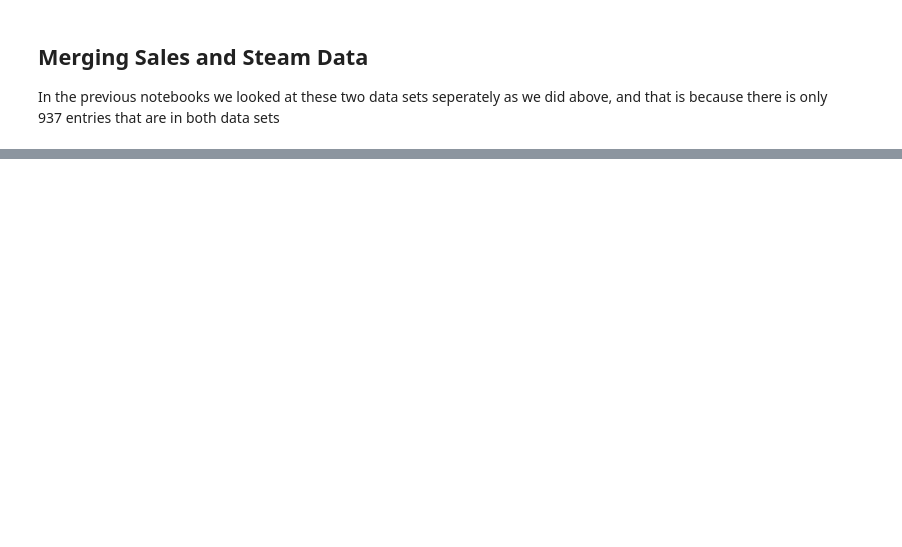
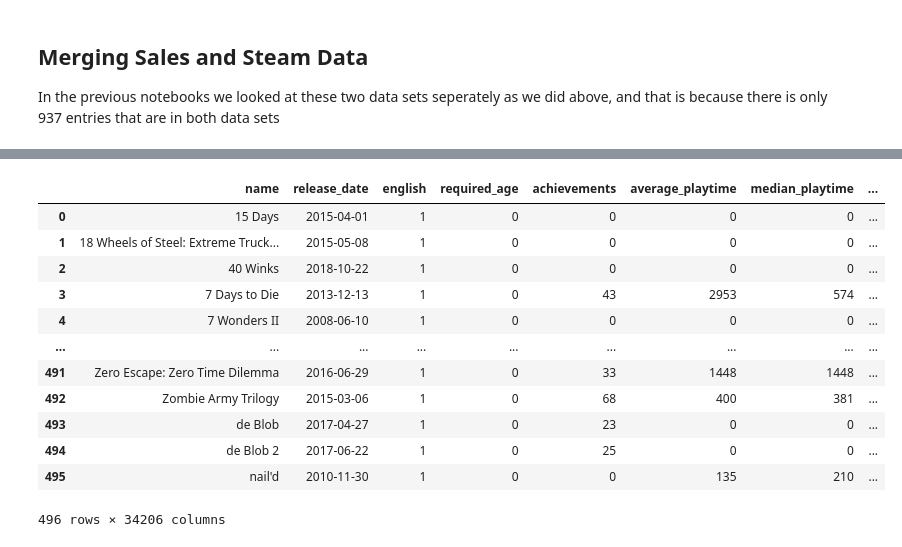
Before and after one commit to mlu004/Capstone2-Video-Game-Popularity, a Jupyter notebook: Preprocessing and Training Data.ipynb, the cells around one changed output, grey strips where cells are left out. Cells and saved outputs as stored; diff of their text form; code cells hidden in the pictures; blank space fills up the shorter version.

```diff
--- a/Preprocessing and Training Data.ipynb
+++ b/Preprocessing and Training Data.ipynb
@@ -81,0 +102,4 @@ vg_sales_2016_w_scores.isnull().any(axis = 1).sum()
+# %%
+vg_sales_2016_dummies.drop(columns=['NA_Sales', 'EU_Sales', 'JP_Sales', 'Other_Sales', 'Critic_Score', 'Critic_Count', 'User_Score', 'User_Count'], inplace=True)
+vg_y = vg_sales_2016_dummies['Name']
+vg_x = vg_sales_2016_dummies.drop(columns=['Name'])
@@ -161,8 +203,8 @@ merged_steam_data.isnull().any(axis = 1).sum()
 In the previous notebooks we looked at these two data sets seperately as we did above, and that is because there is only 937 entries that are in both data sets
 # %%
 merged_sales_steam_data = pd.merge(
-    merged_steam_data,
-    vg_sales_2016_w_scores,
+    steam_data_dummies,
+    vg_sales_2016_dummies,
     left_on = 'name',
     right_on='Name',
     sort=True
@@ -204,0 +247,17 @@ Length: 405, dtype: int64
+# %%
+merged_sales_steam_data.drop_duplicates(subset= ['name', 'release_date'], inplace=True, ignore_index=True)
+merged_sales_steam_data
+# %% [output]
+|  | name | release_date | english | required_age | achievements | average_playtime | median_playtime | ... |
+| 0 | 15 Days | 2015-04-01 | 1 | 0 | 0 | 0 | 0 | ... |
+| 1 | 18 Wheels of Steel: Extreme Truck... | 2015-05-08 | 1 | 0 | 0 | 0 | 0 | ... |
+| 2 | 40 Winks | 2018-10-22 | 1 | 0 | 0 | 0 | 0 | ... |
+| 3 | 7 Days to Die | 2013-12-13 | 1 | 0 | 43 | 2953 | 574 | ... |
+| 4 | 7 Wonders II | 2008-06-10 | 1 | 0 | 0 | 0 | 0 | ... |
+| ... | ... | ... | ... | ... | ... | ... | ... | ... |
+| 491 | Zero Escape: Zero Time Dilemma | 2016-06-29 | 1 | 0 | 33 | 1448 | 1448 | ... |
+| 492 | Zombie Army Trilogy | 2015-03-06 | 1 | 0 | 68 | 400 | 381 | ... |
+| 493 | de Blob | 2017-04-27 | 1 | 0 | 23 | 0 | 0 | ... |
+| 494 | de Blob 2 | 2017-06-22 | 1 | 0 | 25 | 0 | 0 | ... |
+| 495 | nail'd | 2010-11-30 | 1 | 0 | 0 | 135 | 210 | ... |
+496 rows × 34206 columns
```
Also changed, not shown: parts of 15 cells of this notebook.
